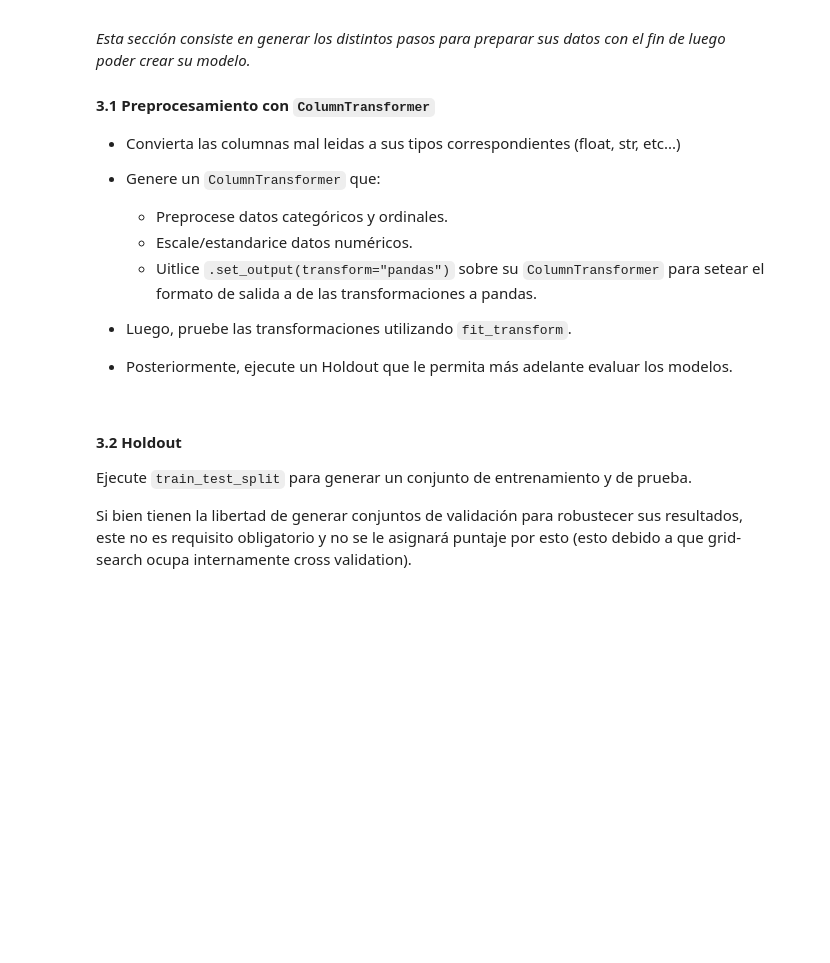
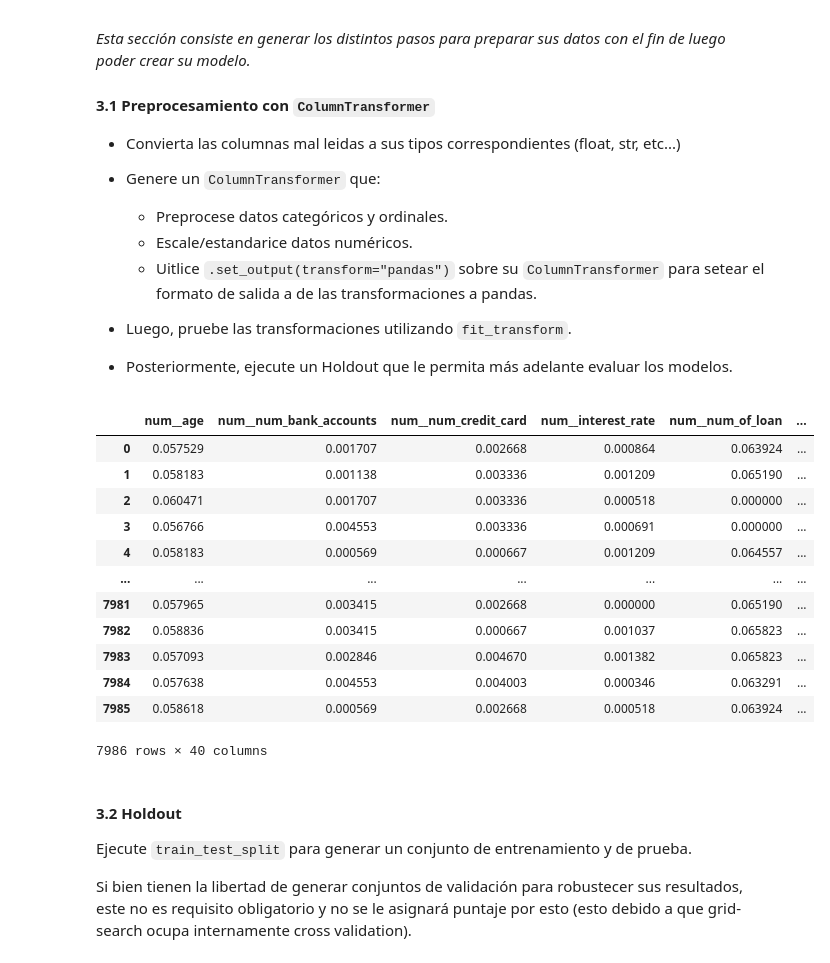
Before and after one commit to mvarasg/MDS7202-Lab-Programacion-Cientifica-MDS, a Jupyter notebook: proyecto2/Proyecto2_Respuestas.ipynb, the cells around one changed output. Drawn from its saved outputs; the diff is of its cells as text; code cells hidden in the pictures; blank space fills up the shorter version.

```diff
--- a/proyecto2/Proyecto2_Respuestas.ipynb
+++ b/proyecto2/Proyecto2_Respuestas.ipynb
@@ -119,0 +145,17 @@ _Esta sección consiste en generar los distintos pasos para preparar sus datos c
+# %%
+from sklearn.compose import ColumnTransformer
+from sklearn.preprocessing import MinMaxScaler, OneHotEncoder, FunctionTransformer
+from sklearn.base import BaseEstimator, TransformerMixin
+from sklearn.pipeline import Pipeline
+import xgboost
+
+
+numeric_transformer = MinMaxScaler()
+categorical_transformer = OneHotEncoder(drop='first')
+
+column_transformer = ColumnTransformer(
+    transformers=[
+        #('ln', log_transformer, salary_features),
+        ('num', numeric_transformer, numeric_features),
+        ('cat', categorical_transformer, categorical_features)
+    ])
@@ -120,3 +165,19 @@ _Esta sección consiste en generar los distintos pasos para preparar sus datos c
+# %%
+df_tranformed
+# %% [output]
+|  | num__age | num__num_bank_accounts | num__num_credit_card | num__interest_rate | num__num_of_loan | ... |
+| 0 | 0.057529 | 0.001707 | 0.002668 | 0.000864 | 0.063924 | ... |
+| 1 | 0.058183 | 0.001138 | 0.003336 | 0.001209 | 0.065190 | ... |
+| 2 | 0.060471 | 0.001707 | 0.003336 | 0.000518 | 0.000000 | ... |
+| 3 | 0.056766 | 0.004553 | 0.003336 | 0.000691 | 0.000000 | ... |
+| 4 | 0.058183 | 0.000569 | 0.000667 | 0.001209 | 0.064557 | ... |
+| ... | ... | ... | ... | ... | ... | ... |
+| 7981 | 0.057965 | 0.003415 | 0.002668 | 0.000000 | 0.065190 | ... |
+| 7982 | 0.058836 | 0.003415 | 0.000667 | 0.001037 | 0.065823 | ... |
+| 7983 | 0.057093 | 0.002846 | 0.004670 | 0.001382 | 0.065823 | ... |
+| 7984 | 0.057638 | 0.004553 | 0.004003 | 0.000346 | 0.063291 | ... |
+| 7985 | 0.058618 | 0.000569 | 0.002668 | 0.000518 | 0.063924 | ... |
+7986 rows × 40 columns
 # %% [markdown]
 
 
```
Also changed, not shown: parts of 9 cells of this notebook.
